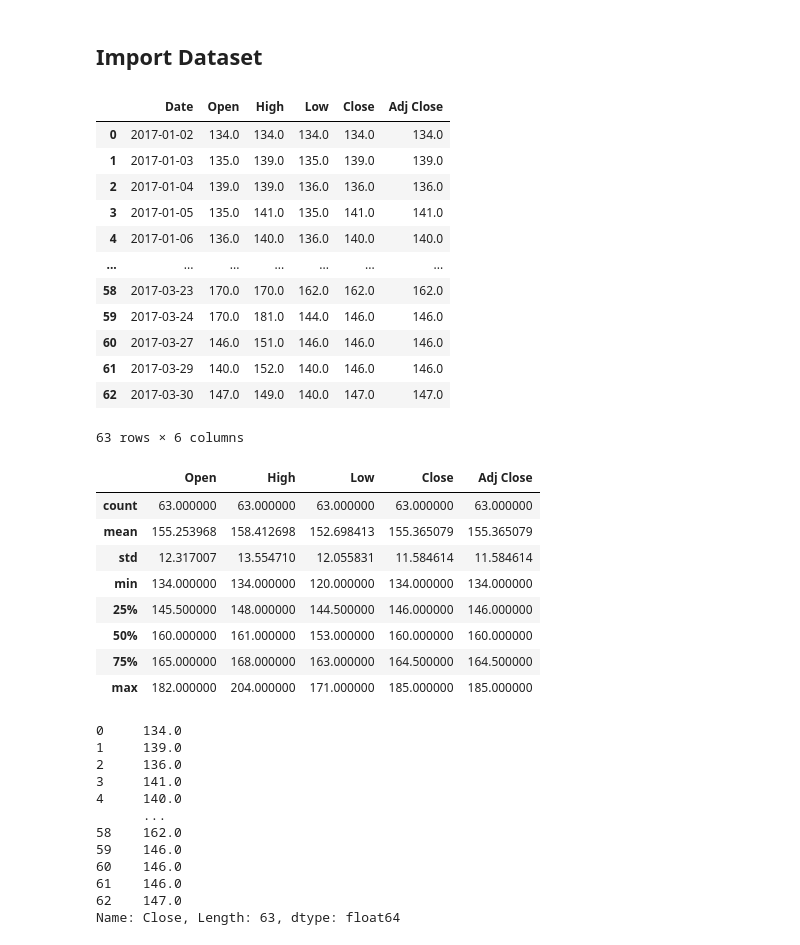
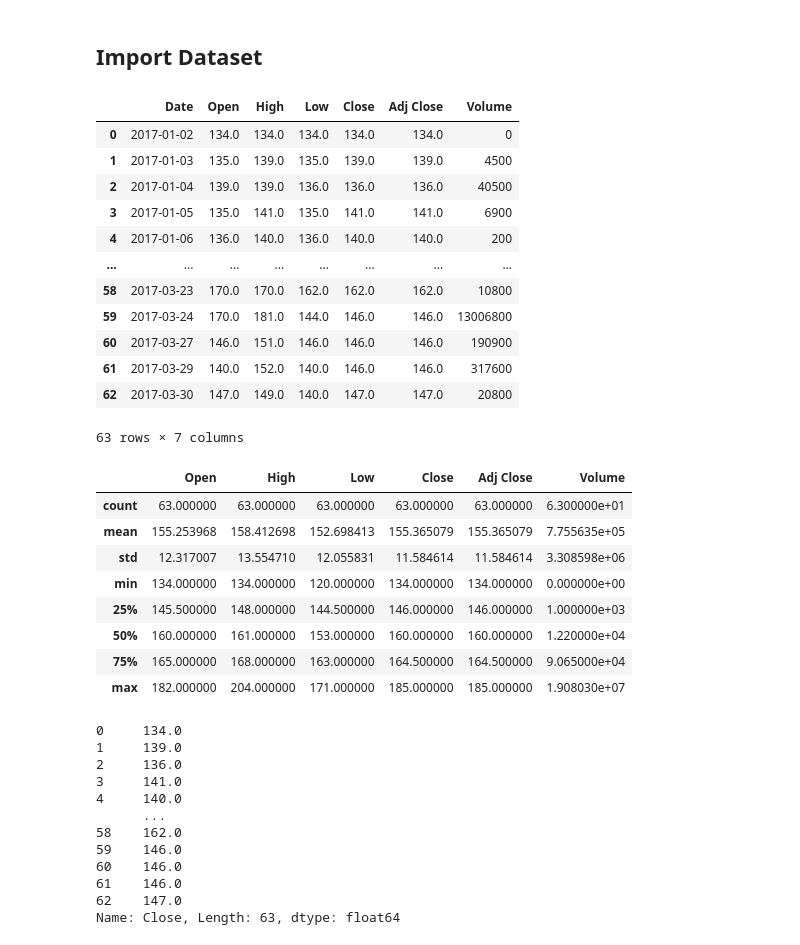
Before and after one commit to yoelagustinus/TugasAkhir, a Jupyter notebook: Codingan for TA/LSTM TA from scratch-edit.ipynb, the cells around one changed output. Cells and saved outputs as stored; diff of their text form; code cells hidden in the pictures.

```diff
--- a/Codingan for TA/LSTM TA from scratch-edit.ipynb
+++ b/Codingan for TA/LSTM TA from scratch-edit.ipynb
@@ -191,34 +191,34 @@ column_dataset_obs = 'Close'
 ## Import Dataset
 # %%
 df = pd.read_csv('../Datasets/'+name_dataset+'.csv')
-df.drop('Volume', inplace=True, axis=1)
+# df.drop('Volume', inplace=True, axis=1)
 df
 # %% [output]
-|  | Date | Open | High | Low | Close | Adj Close |
-| 0 | 2017-01-02 | 134.0 | 134.0 | 134.0 | 134.0 | 134.0 |
-| 1 | 2017-01-03 | 135.0 | 139.0 | 135.0 | 139.0 | 139.0 |
-| 2 | 2017-01-04 | 139.0 | 139.0 | 136.0 | 136.0 | 136.0 |
-| 3 | 2017-01-05 | 135.0 | 141.0 | 135.0 | 141.0 | 141.0 |
-| 4 | 2017-01-06 | 136.0 | 140.0 | 136.0 | 140.0 | 140.0 |
-| ... | ... | ... | ... | ... | ... | ... |
-| 58 | 2017-03-23 | 170.0 | 170.0 | 162.0 | 162.0 | 162.0 |
-| 59 | 2017-03-24 | 170.0 | 181.0 | 144.0 | 146.0 | 146.0 |
-| 60 | 2017-03-27 | 146.0 | 151.0 | 146.0 | 146.0 | 146.0 |
-| 61 | 2017-03-29 | 140.0 | 152.0 | 140.0 | 146.0 | 146.0 |
-| 62 | 2017-03-30 | 147.0 | 149.0 | 140.0 | 147.0 | 147.0 |
+|  | Date | Open | High | Low | Close | Adj Close | Volume |
+| 0 | 2017-01-02 | 134.0 | 134.0 | 134.0 | 134.0 | 134.0 | 0 |
+| 1 | 2017-01-03 | 135.0 | 139.0 | 135.0 | 139.0 | 139.0 | 4500 |
+| 2 | 2017-01-04 | 139.0 | 139.0 | 136.0 | 136.0 | 136.0 | 40500 |
+| 3 | 2017-01-05 | 135.0 | 141.0 | 135.0 | 141.0 | 141.0 | 6900 |
+| 4 | 2017-01-06 | 136.0 | 140.0 | 136.0 | 140.0 | 140.0 | 200 |
+| ... | ... | ... | ... | ... | ... | ... | ... |
+| 58 | 2017-03-23 | 170.0 | 170.0 | 162.0 | 162.0 | 162.0 | 10800 |
+| 59 | 2017-03-24 | 170.0 | 181.0 | 144.0 | 146.0 | 146.0 | 13006800 |
+| 60 | 2017-03-27 | 146.0 | 151.0 | 146.0 | 146.0 | 146.0 | 190900 |
+| 61 | 2017-03-29 | 140.0 | 152.0 | 140.0 | 146.0 | 146.0 | 317600 |
+| 62 | 2017-03-30 | 147.0 | 149.0 | 140.0 | 147.0 | 147.0 | 20800 |
-63 rows × 6 columns
+63 rows × 7 columns
 # %%
 df.describe()
 # %% [output]
-|  | Open | High | Low | Close | Adj Close |
-| count | 63.000000 | 63.000000 | 63.000000 | 63.000000 | 63.000000 |
-| mean | 155.253968 | 158.412698 | 152.698413 | 155.365079 | 155.365079 |
-| std | 12.317007 | 13.554710 | 12.055831 | 11.584614 | 11.584614 |
-| min | 134.000000 | 134.000000 | 120.000000 | 134.000000 | 134.000000 |
-| 25% | 145.500000 | 148.000000 | 144.500000 | 146.000000 | 146.000000 |
-| 50% | 160.000000 | 161.000000 | 153.000000 | 160.000000 | 160.000000 |
-| 75% | 165.000000 | 168.000000 | 163.000000 | 164.500000 | 164.500000 |
-| max | 182.000000 | 204.000000 | 171.000000 | 185.000000 | 185.000000 |
+|  | Open | High | Low | Close | Adj Close | Volume |
+| count | 63.000000 | 63.000000 | 63.000000 | 63.000000 | 63.000000 | 6.300000e+01 |
+| mean | 155.253968 | 158.412698 | 152.698413 | 155.365079 | 155.365079 | 7.755635e+05 |
+| std | 12.317007 | 13.554710 | 12.055831 | 11.584614 | 11.584614 | 3.308598e+06 |
+| min | 134.000000 | 134.000000 | 120.000000 | 134.000000 | 134.000000 | 0.000000e+00 |
+| 25% | 145.500000 | 148.000000 | 144.500000 | 146.000000 | 146.000000 | 1.000000e+03 |
+| 50% | 160.000000 | 161.000000 | 153.000000 | 160.000000 | 160.000000 | 1.220000e+04 |
+| 75% | 165.000000 | 168.000000 | 163.000000 | 164.500000 | 164.500000 | 9.065000e+04 |
+| max | 182.000000 | 204.000000 | 171.000000 | 185.000000 | 185.000000 | 1.908030e+07 |
 # %%
 new_df = df.reset_index()[column_dataset_obs]
 new_df
```
Also changed, not shown: 6 other files.
